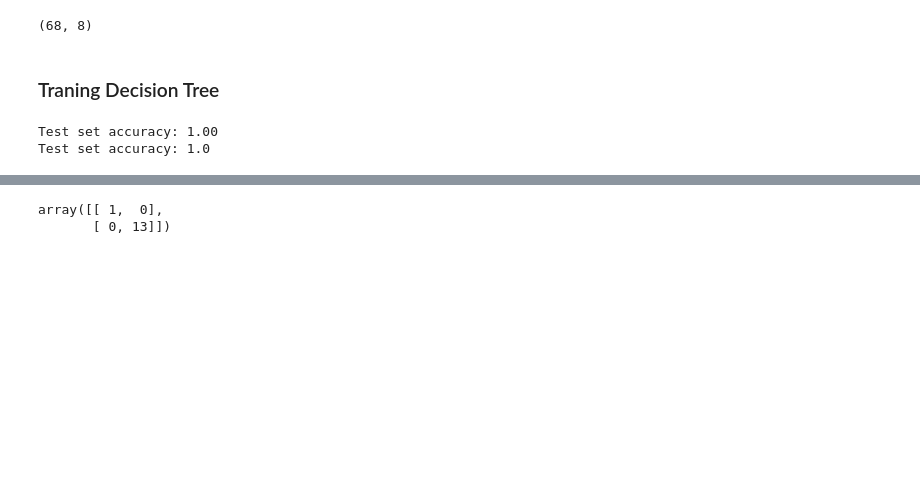
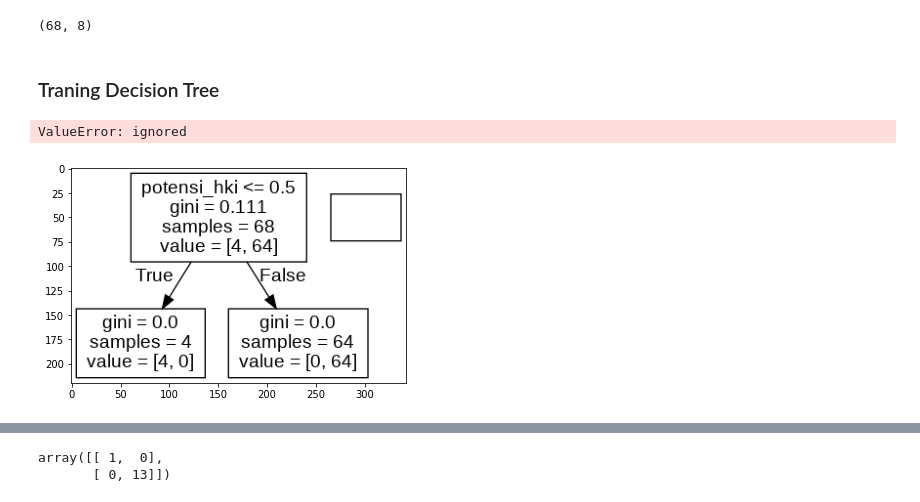
Before and after one commit to dhikaainul/Machine_Learning_Quiz_2, a Jupyter notebook: ML_Quiz2.ipynb, the cells around one changed output, grey strips where cells are left out. Cells and saved outputs as stored; diff of their text form; code cells hidden in the pictures; blank space fills up the shorter version.

```diff
--- a/ML_Quiz2.ipynb
+++ b/ML_Quiz2.ipynb
@@ -188,7 +189,7 @@ Jumlah data test: 7
 # Seleksi fitur
 
 X = df.iloc[:,2:]
-y = df['luaran_hki']
+y = df['jml_vltr_terlibat']
 
 # Cek jumlah fitur dan instance
 X.shape
@@ -216,6 +217,24 @@ y_pred_dt = dt.predict(X_test)
 acc_dt = accuracy_score(y_test, y_pred_dt)
 print("Test set accuracy: {:.2f}".format(acc_dt))
 print(f"Test set accuracy: {acc_dt}")
+print()
 # %% [output]
-Test set accuracy: 1.00
-Test set accuracy: 1.0
+ValueError: ignored
+# %%
+import pydotplus
+import matplotlib.image as pltimg
+features = ['keterlibatan_vltr','jml_vltr_terlibat','tahun','skema','jenis_luaran_hki','potensi_hki','luaran_lain','jenis_luaran_lain','status_luaran_lain']
+
+X = df[features]
+y = df['luaran_hki']
+
+dt = dt.fit(X, y)
+data = tree.export_graphviz(dt, out_file=None, feature_names=features)
+graph = pydotplus.graph_from_dot_data(data)
+graph.write_png('mydecisiontree.png')
+
+img=pltimg.imread('mydecisiontree.png')
+imgplot = plt.imshow(img)
+plt.show()
+# %% [output]
+[figure, added]
```
Also changed, not shown: parts of 5 cells of this notebook.
